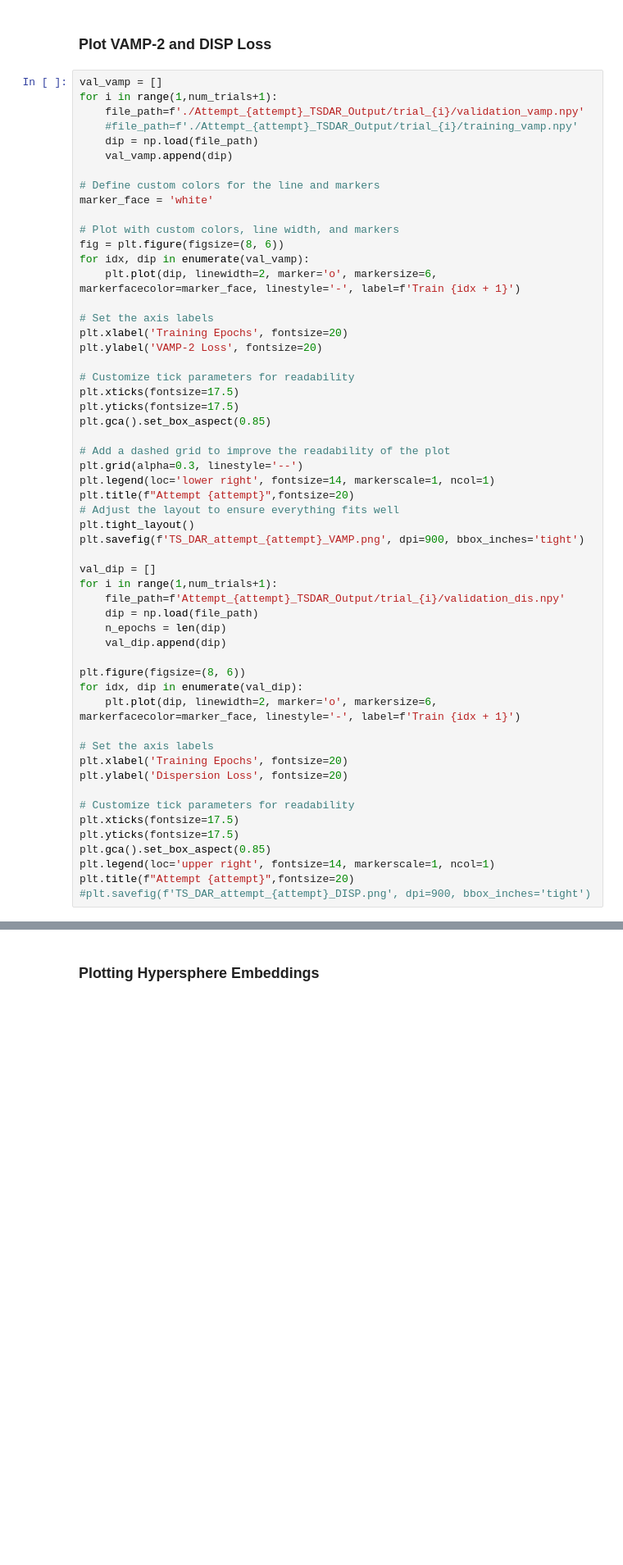
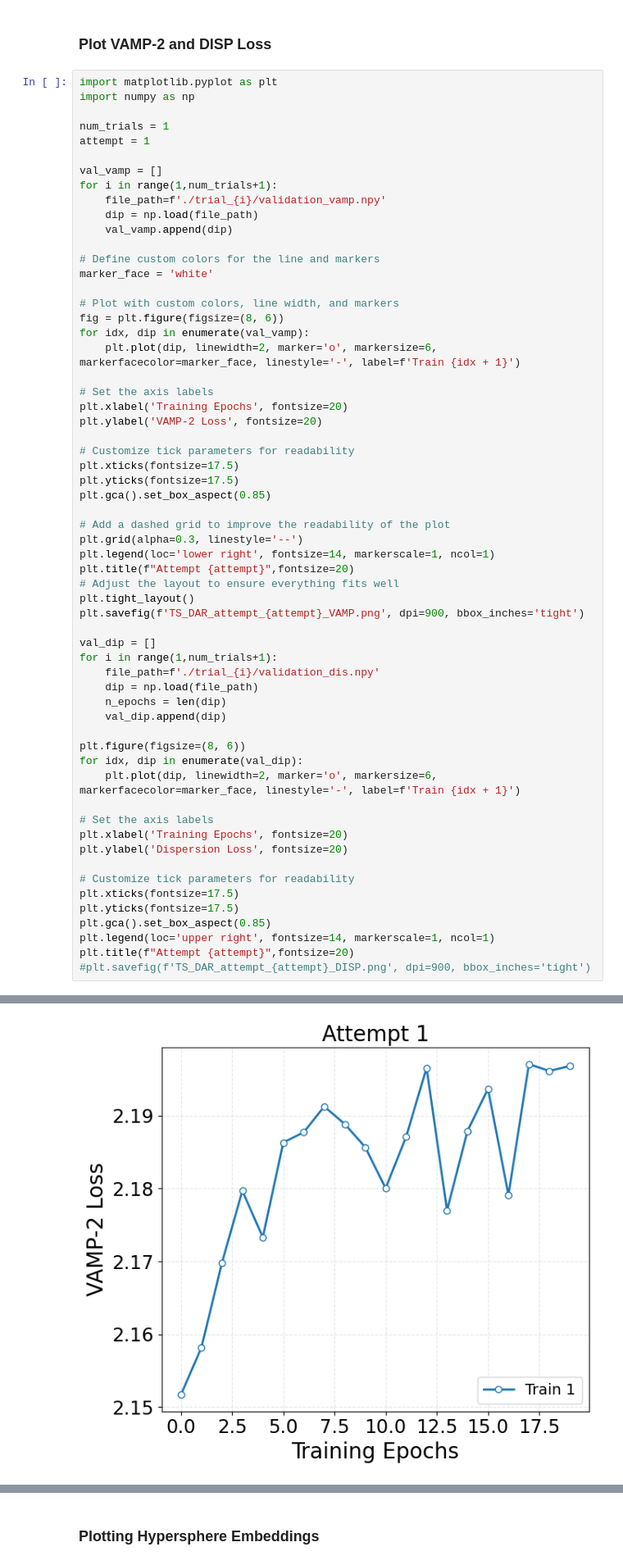
Before and after one commit to xuhuihuang/ts-dar-gallery, a Jupyter notebook: docs/source/examples/h_catalysis/h_catalysis_tsdar_tutorial.ipynb, the cells around one changed output, grey strips where cells are left out. Shown at 82% size. Cells and saved outputs as stored; diff of their text form; blank space fills up the shorter version.

```diff
--- a/docs/source/examples/h_catalysis/h_catalysis_tsdar_tutorial.ipynb
+++ b/docs/source/examples/h_catalysis/h_catalysis_tsdar_tutorial.ipynb
@@ -346,10 +348,15 @@ all_geometric_labels = np.concatenate(geometric_labels)[::interval].astype(int)
 # %% [markdown]
 ### Plot VAMP-2 and DISP Loss
 # %%
+import matplotlib.pyplot as plt
+import numpy as np
+
+num_trials = 1
+attempt = 1
+
 val_vamp = []
 for i in range(1,num_trials+1):
-    file_path=f'./Attempt_{attempt}_TSDAR_Output/trial_{i}/validation_vamp.npy'
-    #file_path=f'./Attempt_{attempt}_TSDAR_Output/trial_{i}/training_vamp.npy'
+    file_path=f'./trial_{i}/validation_vamp.npy'
     dip = np.load(file_path)
     val_vamp.append(dip)
 
@@ -380,7 +387,7 @@ plt.savefig(f'TS_DAR_attempt_{attempt}_VAMP.png', dpi=900, bbox_inches='tight')
 
 val_dip = []
 for i in range(1,num_trials+1):
-    file_path=f'Attempt_{attempt}_TSDAR_Output/trial_{i}/validation_dis.npy'
+    file_path=f'./trial_{i}/validation_dis.npy'
     dip = np.load(file_path)
     n_epochs = len(dip)
     val_dip.append(dip)
@@ -400,3 +407,4 @@ plt.gca().set_box_aspect(0.85)
 plt.legend(loc='upper right', fontsize=14, markerscale=1, ncol=1)
 plt.title(f"Attempt {attempt}",fontsize=20)
 #plt.savefig(f'TS_DAR_attempt_{attempt}_DISP.png', dpi=900, bbox_inches='tight')
+# %% [output]
@@ -402,0 +412 @@ plt.title(f"Attempt {attempt}",fontsize=20)
+[figure, added]
```
Also changed, not shown: parts of 4 cells of this notebook.
